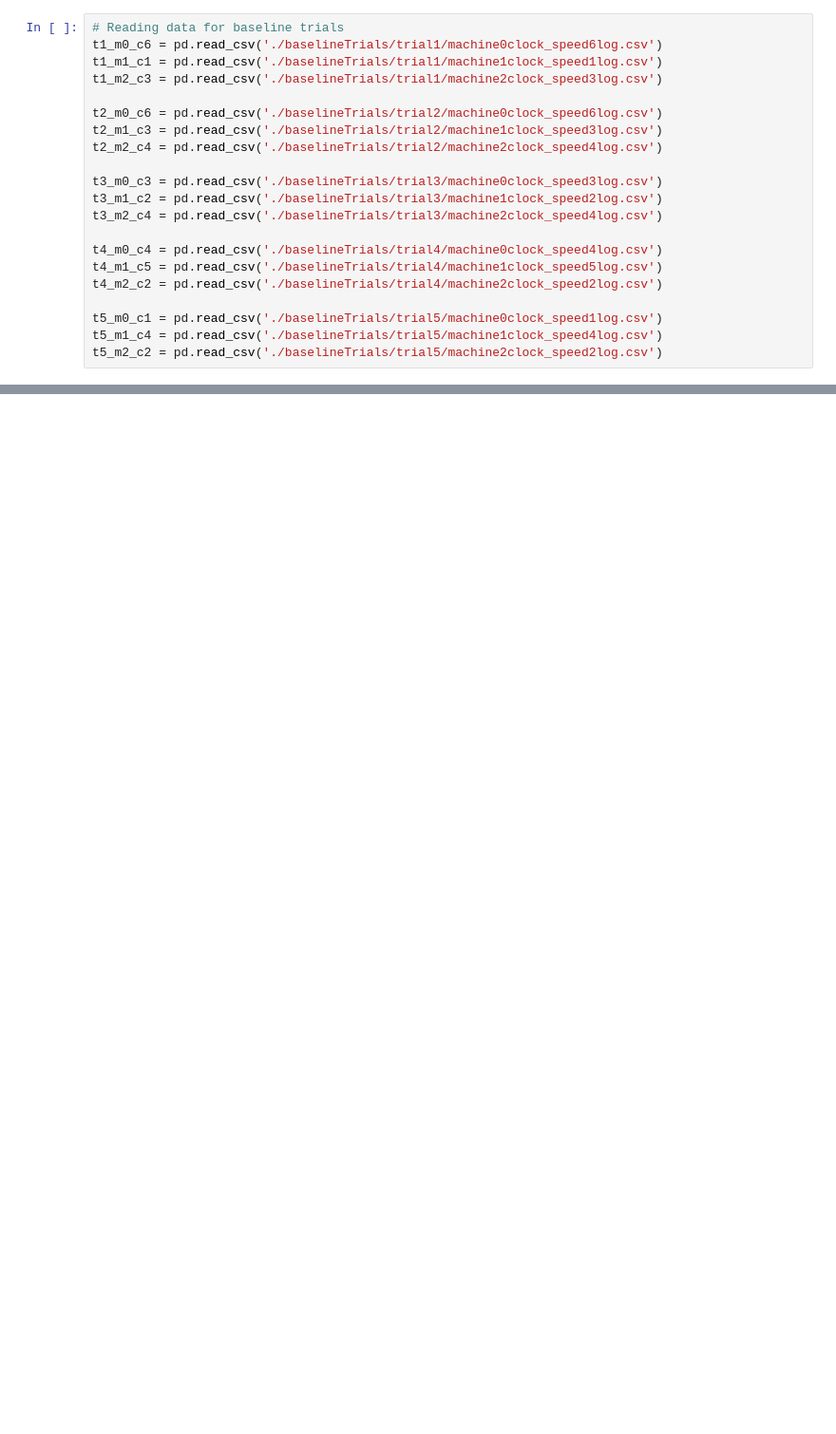
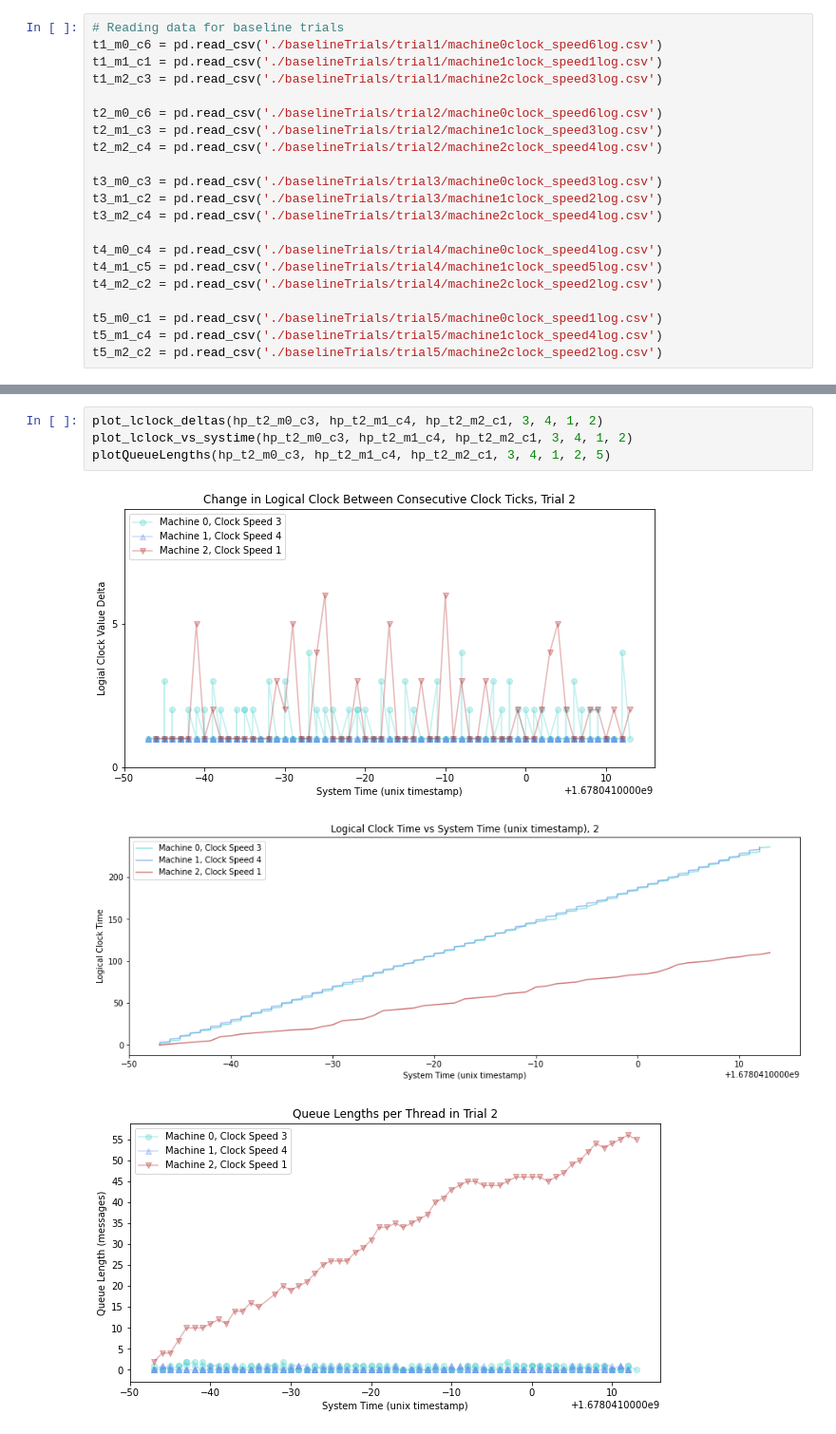
Before and after one commit to carolynwanf/CS262-logical-clocks, a Jupyter notebook: socketImplementation/logicalClockAnalysis.ipynb, the cells around one changed output, grey strips where cells are left out. Shown at 95% size. Cells and saved outputs as stored; diff of their text form; blank space fills up the shorter version.

```diff
--- a/socketImplementation/logicalClockAnalysis.ipynb
+++ b/socketImplementation/logicalClockAnalysis.ipynb
@@ -162 +164,9 @@ plotQueueLengths(hp_t2_m0_c2, hp_t2_m1_c2, hp_t2_m2_c3, 2, 2, 3, 2)
+# %%
+plot_lclock_deltas(hp_t2_m0_c3, hp_t2_m1_c4, hp_t2_m2_c1, 3, 4, 1, 2)
+plot_lclock_vs_systime(hp_t2_m0_c3, hp_t2_m1_c4, hp_t2_m2_c1, 3, 4, 1, 2)
+plotQueueLengths(hp_t2_m0_c3, hp_t2_m1_c4, hp_t2_m2_c1, 3, 4, 1, 2, 5)
+# %% [output]
+[figure, added]
+[figure, added]
+[figure, added]
 # %%
```
Also changed, not shown: parts of 21 cells of this notebook, 14 other files.
